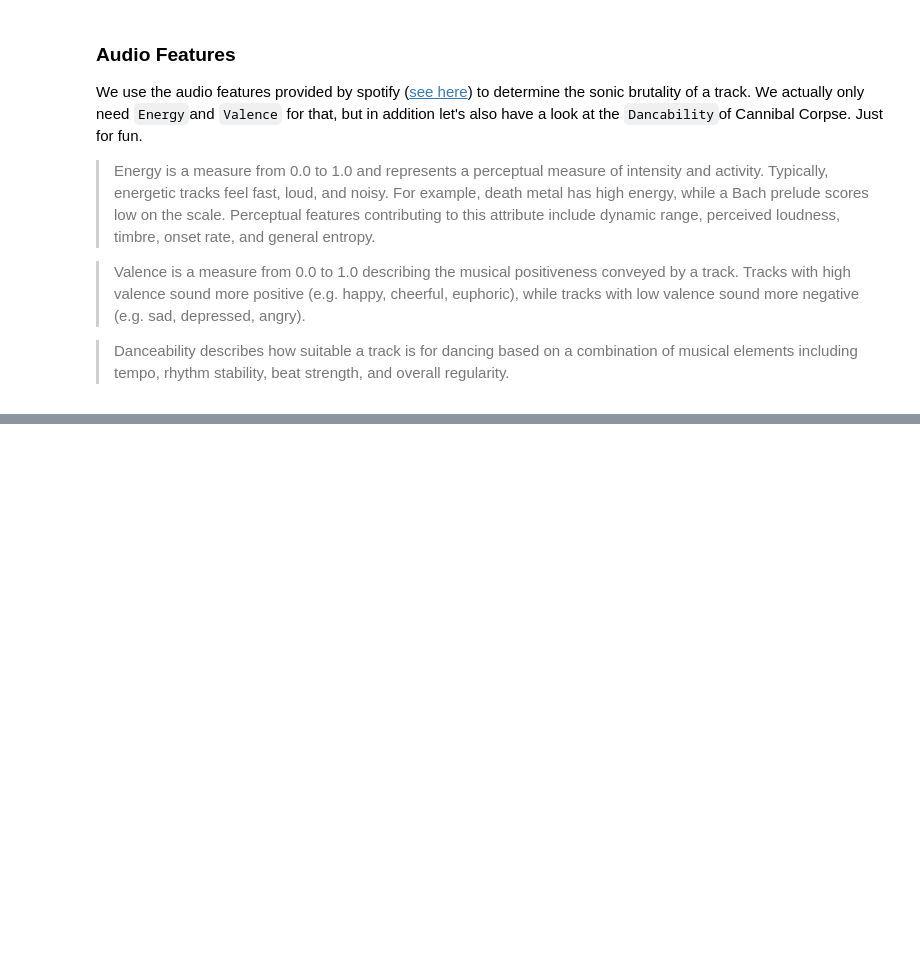
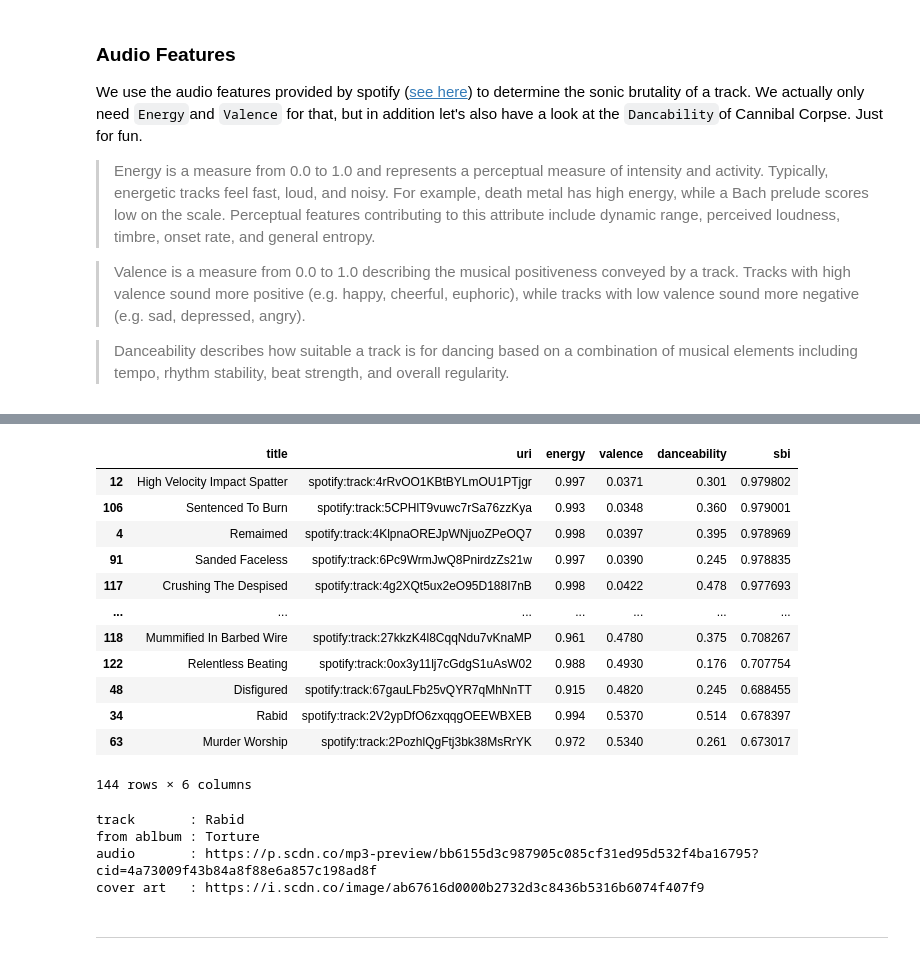
Before and after one commit to rbuerki/most-brutal-cannibal-corpse, a Jupyter notebook: 1-Audio-Analysis.ipynb, the cells around one changed output, grey strips where cells are left out. Drawn from its saved outputs; the diff is of its cells as text; code cells hidden in the pictures; blank space fills up the shorter version.

```diff
--- a/1-Audio-Analysis.ipynb
+++ b/1-Audio-Analysis.ipynb
@@ -232,0 +283,33 @@ track_df
+# %%
+song_data.sort_values(['sbi'], ascending=False)
+# %% [output]
+|  | title | uri | energy | valence | danceability | sbi |
+| 12 | High Velocity Impact Spatter | spotify:track:4rRvOO1KBtBYLmOU1PTjgr | 0.997 | 0.0371 | 0.301 | 0.979802 |
+| 106 | Sentenced To Burn | spotify:track:5CPHlT9vuwc7rSa76zzKya | 0.993 | 0.0348 | 0.360 | 0.979001 |
+| 4 | Remaimed | spotify:track:4KlpnaOREJpWNjuoZPeOQ7 | 0.998 | 0.0397 | 0.395 | 0.978969 |
+| 91 | Sanded Faceless | spotify:track:6Pc9WrmJwQ8PnirdzZs21w | 0.997 | 0.0390 | 0.245 | 0.978835 |
+| 117 | Crushing The Despised | spotify:track:4g2XQt5ux2eO95D188I7nB | 0.998 | 0.0422 | 0.478 | 0.977693 |
+| ... | ... | ... | ... | ... | ... | ... |
+| 118 | Mummified In Barbed Wire | spotify:track:27kkzK4l8CqqNdu7vKnaMP | 0.961 | 0.4780 | 0.375 | 0.708267 |
+| 122 | Relentless Beating | spotify:track:0ox3y11lj7cGdgS1uAsW02 | 0.988 | 0.4930 | 0.176 | 0.707754 |
+| 48 | Disfigured | spotify:track:67gauLFb25vQYR7qMhNnTT | 0.915 | 0.4820 | 0.245 | 0.688455 |
+| 34 | Rabid | spotify:track:2V2ypDfO6zxqqgOEEWBXEB | 0.994 | 0.5370 | 0.514 | 0.678397 |
+| 63 | Murder Worship | spotify:track:2PozhlQgFtj3bk38MsRrYK | 0.972 | 0.5340 | 0.261 | 0.673017 |
+144 rows × 6 columns
+# %%
+# Lets listen to a not so brutal but danceable track now
+# (don't expect too much though ...)
+
+rabid_uri = song_data['uri'].loc[song_data['title'] == 'Rabid'].values[0]
+results = sp.track(rabid_uri)
+print('track       : ' + results['name'])
+print('from ablbum : ' + results['album']['name'])
+print('audio       : ' + results['preview_url'])
+print('cover art   : ' + results['album']['images'][0]['url'])
+# %% [output]
+track       : Rabid
+from ablbum : Torture
+audio       : https://p.scdn.co/mp3-preview/bb6155d3c987905c085cf31ed95d532f4ba16795?cid=4a73009f43b84a8f88e6a857c198ad8f
+cover art   : https://i.scdn.co/image/ab67616d0000b2732d3c8436b5316b6074f407f9
+# %% [markdown]
+---
```
Also changed, not shown: parts of 18 cells of this notebook.
